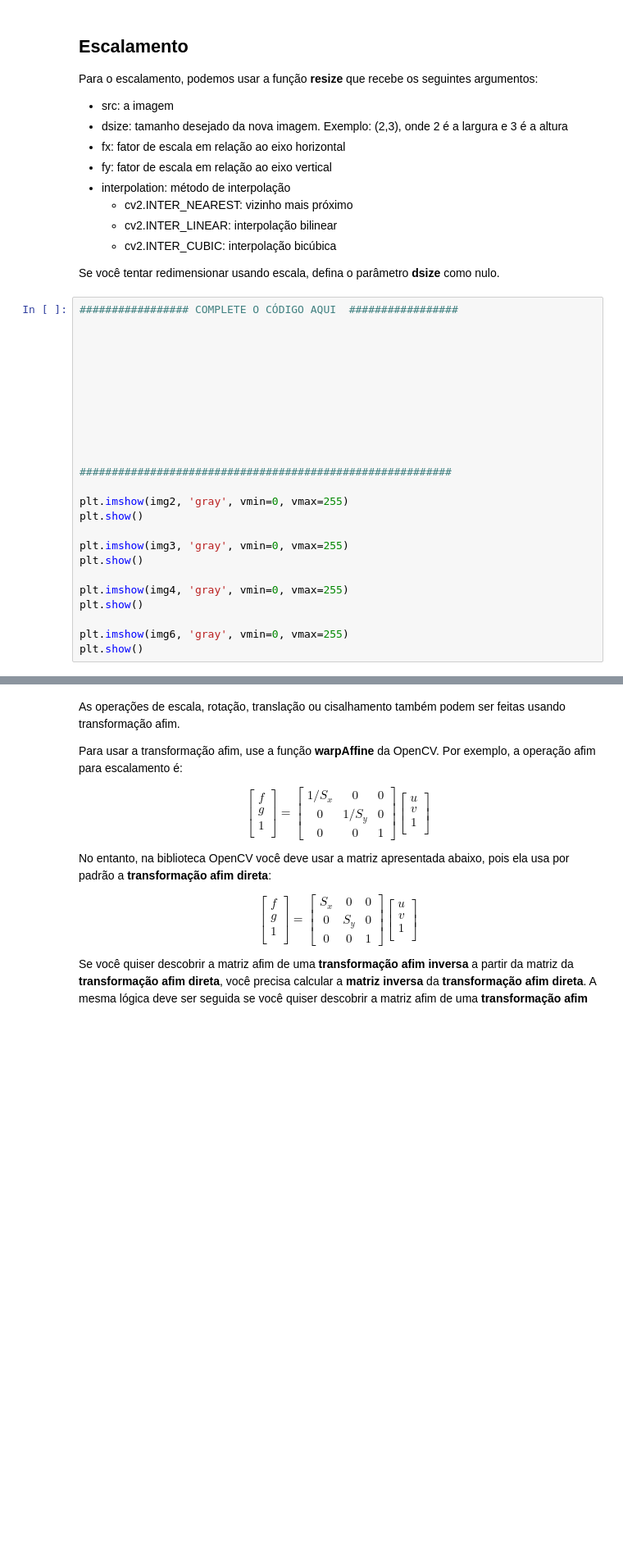
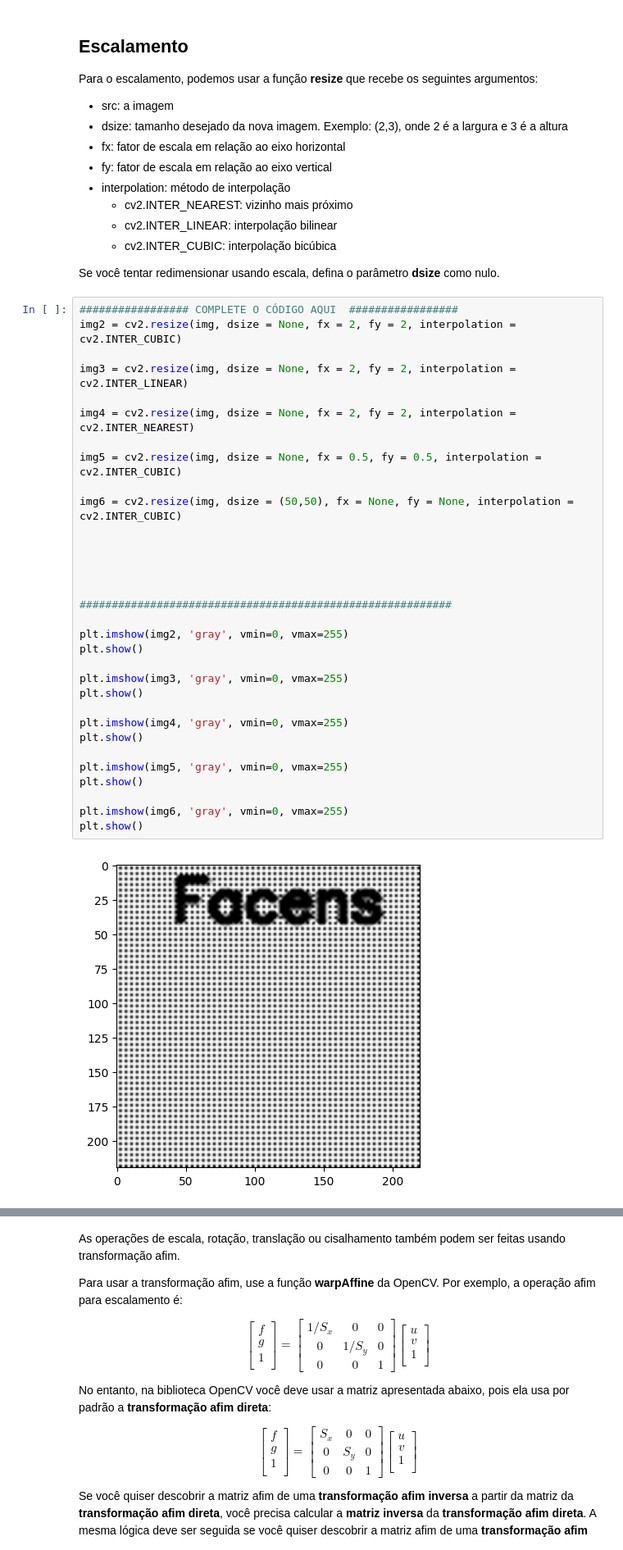
Before and after one commit to Fdark18/Portifolio, a Jupyter notebook: exPDI04_transformacoes_tin1.ipynb, the cells around one changed output, grey strips where cells are left out. Shown: that part at 82% size. Drawn from its saved outputs; the diff is of its cells as text; blank space fills up the shorter version.

```diff
--- a/exPDI04_transformacoes_tin1.ipynb
+++ b/exPDI04_transformacoes_tin1.ipynb
@@ -68,26 +75,35 @@ Para o escalamento, podemos usar a função **resize** que recebe os seguintes a
 Se você tentar redimensionar usando escala, defina o parâmetro **dsize** como nulo.
 # %%
 ################# COMPLETE O CÓDIGO AQUI  #################
+img2 = cv2.resize(img, dsize = None, fx = 2, fy = 2, interpolation = cv2.INTER_CUBIC)
 
+img3 = cv2.resize(img, dsize = None, fx = 2, fy = 2, interpolation = cv2.INTER_LINEAR)
 
+img4 = cv2.resize(img, dsize = None, fx = 2, fy = 2, interpolation = cv2.INTER_NEAREST)
 
+img5 = cv2.resize(img, dsize = None, fx = 0.5, fy = 0.5, interpolation = cv2.INTER_CUBIC)
 
-
+img6 = cv2.resize(img, dsize = (50,50), fx = None, fy = None, interpolation = cv2.INTER_CUBIC)
 
 
 
 
 
 ##########################################################
 
 plt.imshow(img2, 'gray', vmin=0, vmax=255)
 plt.show()
 
 plt.imshow(img3, 'gray', vmin=0, vmax=255)
 plt.show()
 
 plt.imshow(img4, 'gray', vmin=0, vmax=255)
 plt.show()
 
+plt.imshow(img5, 'gray', vmin=0, vmax=255)
+plt.show()
+
 plt.imshow(img6, 'gray', vmin=0, vmax=255)
 plt.show()
+# %% [output]
+[figure, added]
```
Also changed, not shown: parts of 4 cells of this notebook.
